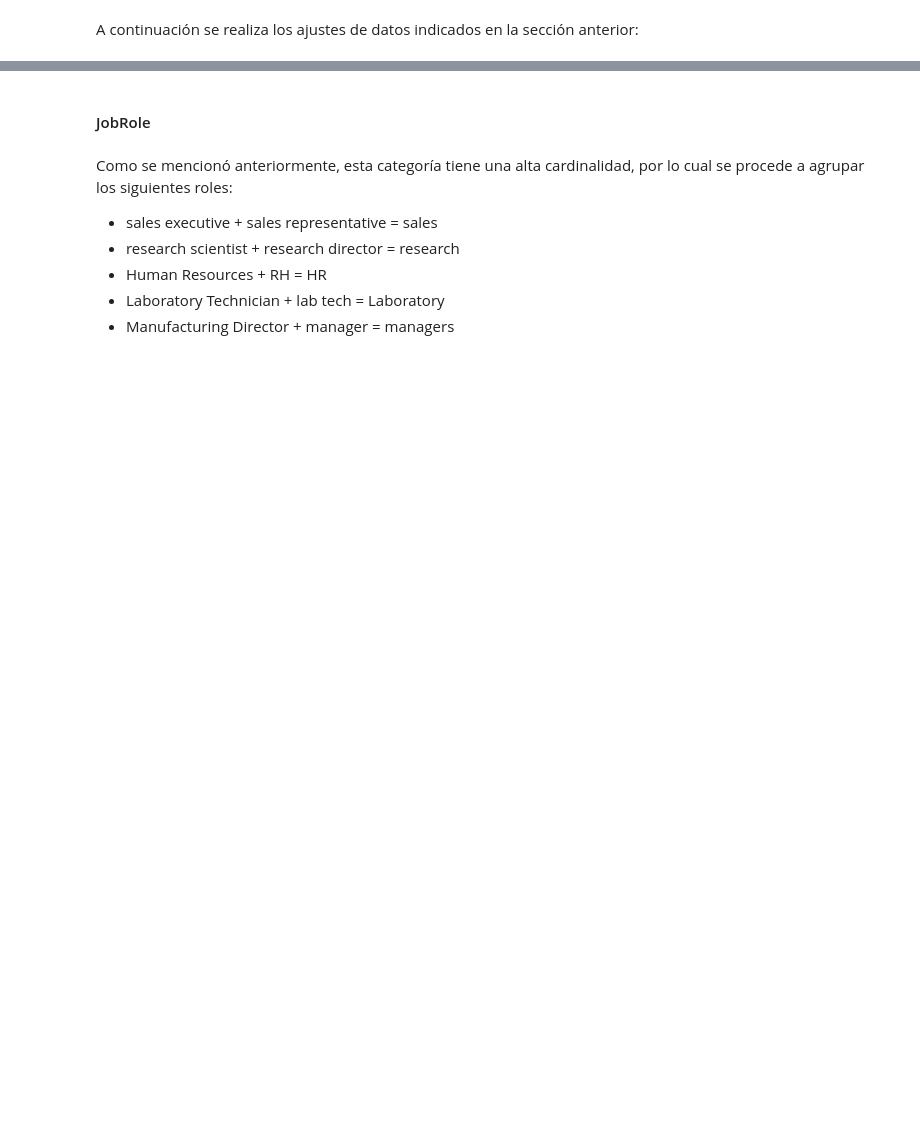
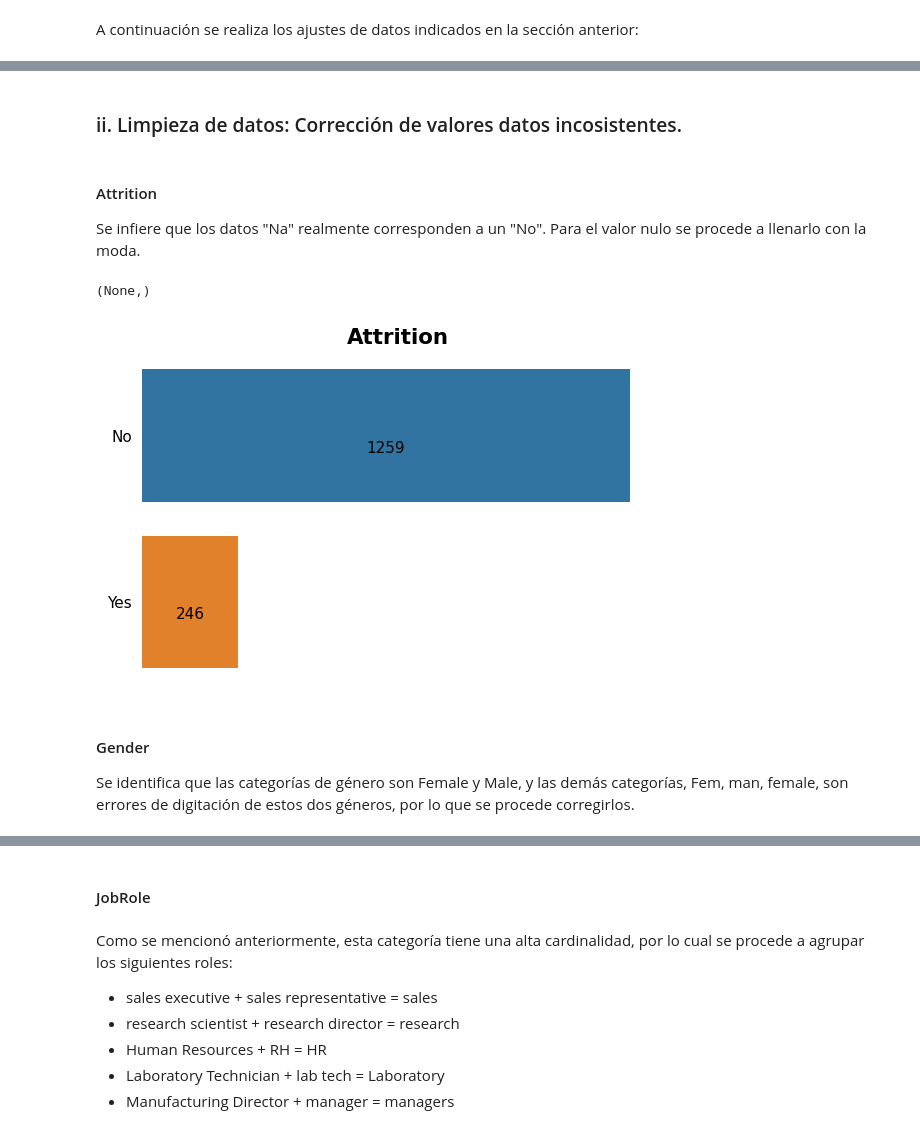
Before and after one commit to davidpolme/Taller3-DataScience, a Jupyter notebook: CDA_Taller3.ipynb, the cells around one changed output, grey strips where cells are left out. Cells and saved outputs as stored; diff of their text form; code cells hidden in the pictures; blank space fills up the shorter version.

```diff
--- a/CDA_Taller3.ipynb
+++ b/CDA_Taller3.ipynb
@@ -1750,0 +1780,17 @@ A continuación se realiza los ajustes de datos indicados en la sección anterio
+# %% [markdown]
+### ii. Limpieza de datos: Corrección de valores datos incosistentes.
+# %% [markdown]
+#### Attrition
+Se infiere que los datos "Na" realmente corresponden a un "No". Para el valor nulo se procede a llenarlo con la moda.
+# %%
+#cambiar Na por No en Attrition
+data['Attrition'] = data['Attrition'].apply(lambda x: "No" if (x=="Na") else x)
+
+plot_bars(data, "Attrition", "Attrition",  orientation='h'),
+# %% [output]
+(None,)
+[figure, added]
+# %% [markdown]
+#### Gender
+
+Se identifica que las categorías de género son Female y Male, y las demás categorías, Fem, man, female, son errores de digitación de estos dos géneros, por lo que se procede corregirlos.
```
Also changed, not shown: parts of 158 cells of this notebook.
